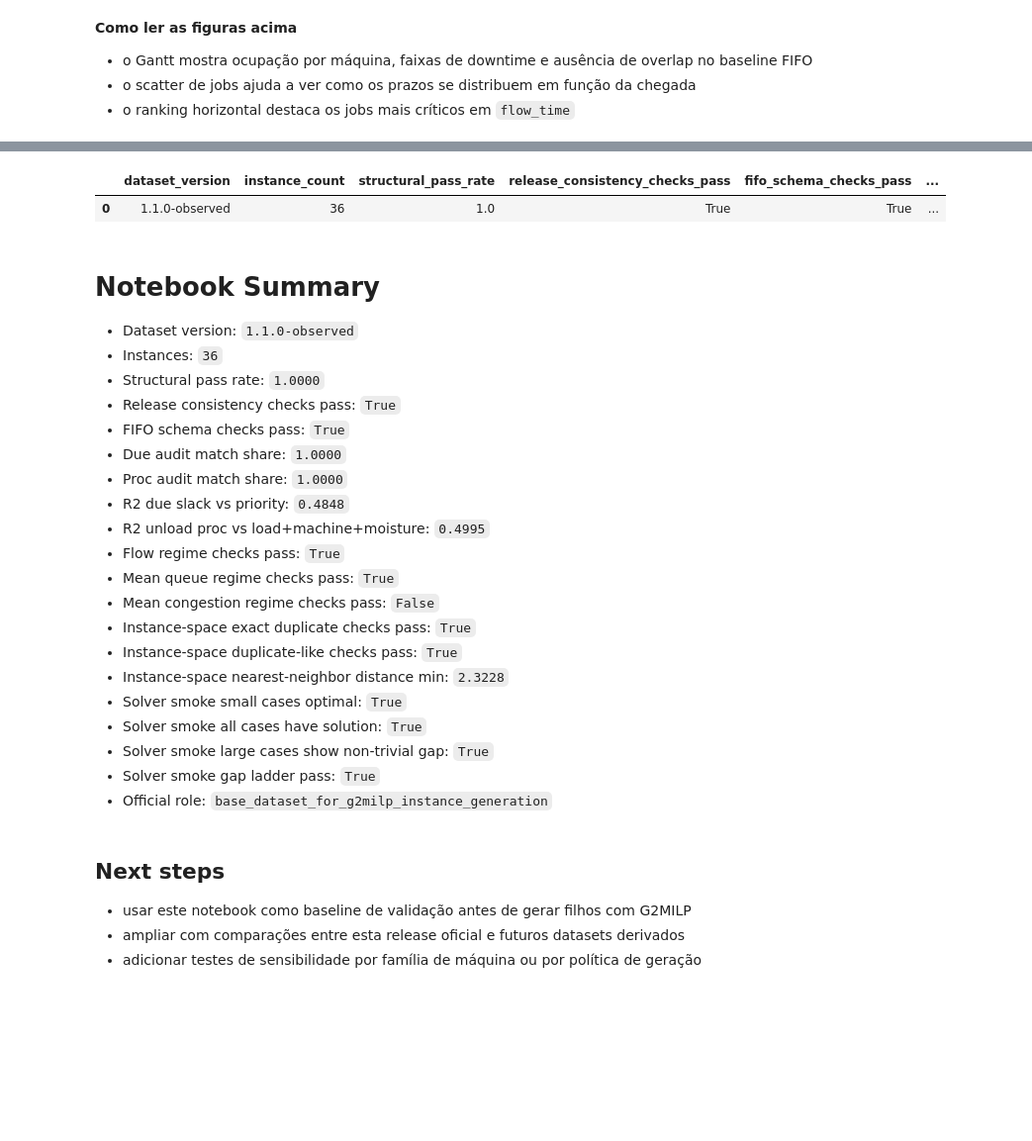
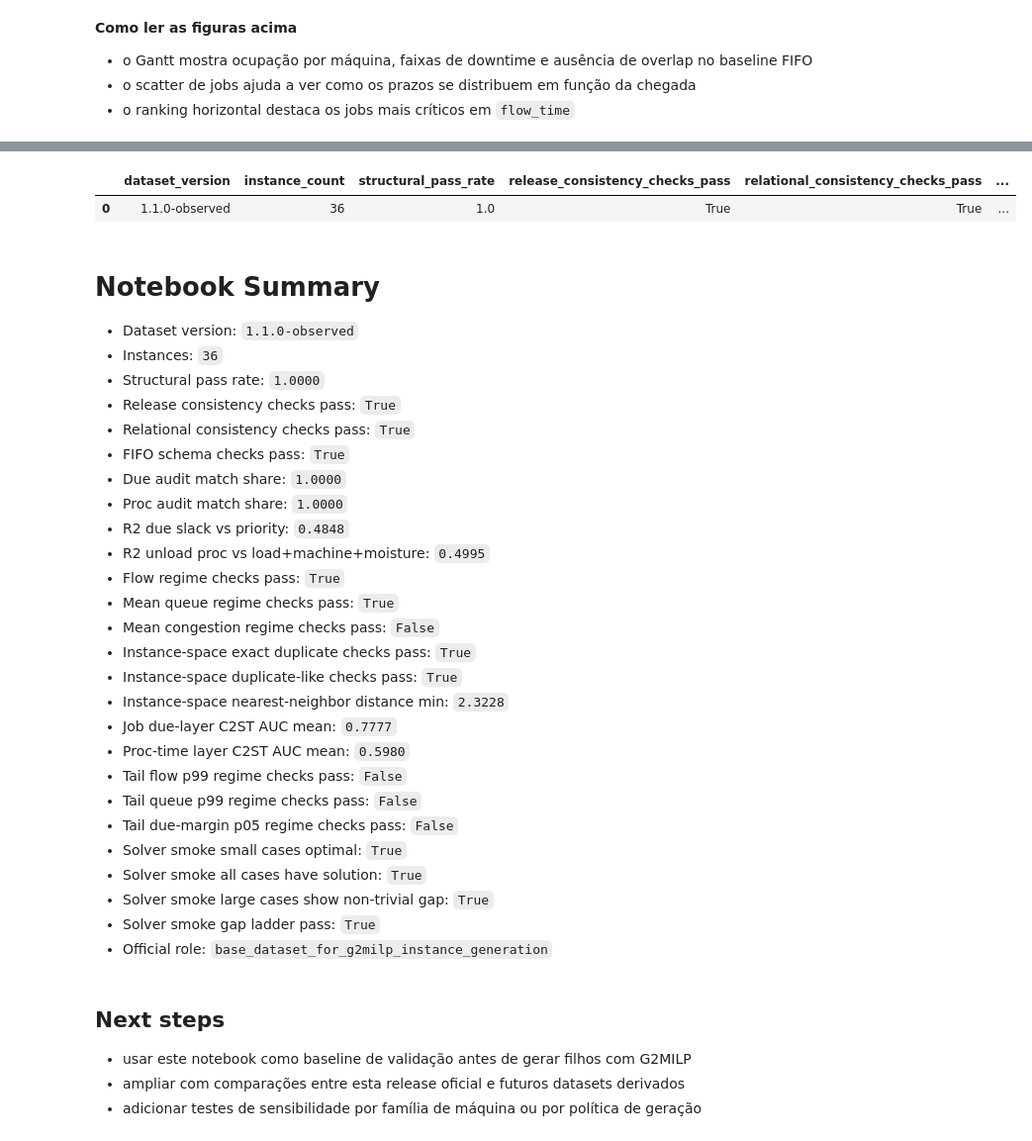
Before and after one commit to PequiFlux/agro_yard_dfjsp_benchmark_go, a Jupyter notebook: output/jupyter-notebook/instance-validation-and-exploratory-analysis.ipynb, the cells around one changed output, grey strips where cells are left out. Shown at 99% size. Drawn from its saved outputs; the diff is of its cells as text; code cells hidden in the pictures; blank space fills up the shorter version.

Commit message:
Expand notebook validation experiments

```diff
--- a/output/jupyter-notebook/instance-validation-and-exploratory-analysis.ipynb
+++ b/output/jupyter-notebook/instance-validation-and-exploratory-analysis.ipynb
@@ -784,6 +1590,7 @@ summary = {
     "instance_count": int(params["instance_id"].nunique()),
     "structural_pass_rate": float((structural_report["status"] == "PASS").mean()),
     "release_consistency_checks_pass": bool(release_consistency_report["pass"].all()),
+    "relational_consistency_checks_pass": bool(relational_consistency_summary["pass_rate"].eq(1.0).all()),
     "fifo_schema_checks_pass": bool(
         fifo_schema_report[
             [
@@ -819,6 +1626,21 @@ summary = {
     "instance_space_nearest_neighbor_distance_min": float(
         instance_space_summary.loc[0, "nearest_neighbor_distance_min"]
     ),
+    "job_due_c2st_auc_mean": float(
+        formal_shift_summary.loc[
+            formal_shift_summary["experiment"].eq("job_due_layer"), "c2st_auc_mean"
+        ].iloc[0]
+    ),
+    "proc_time_c2st_auc_mean": float(
+        formal_shift_summary.loc[
+            formal_shift_summary["experiment"].eq("proc_time_layer"), "c2st_auc_mean"
+        ].iloc[0]
+    ),
+    "tail_flow_p99_regime_order_checks_pass": bool(tail_regime_checks["flow_p99_order_ok"].all()),
+    "tail_queue_p99_regime_order_checks_pass": bool(tail_regime_checks["queue_p99_order_ok"].all()),
+    "tail_due_margin_p05_regime_order_checks_pass": bool(
+        tail_regime_checks["due_margin_p05_order_ok"].all()
+    ),
     "solver_smoke_small_cases_optimal": bool(
         solver_smoke_summary.loc[0, "small_cases_optimal"]
     ),
@@ -838,34 +1660,40 @@ display(summary_df)
 
 summary_lines = [
     "# Notebook Summary",
     "",
     f"- Dataset version: `{summary['dataset_version']}`",
     f"- Instances: `{summary['instance_count']}`",
     f"- Structural pass rate: `{summary['structural_pass_rate']:.4f}`",
     f"- Release consistency checks pass: `{summary['release_consistency_checks_pass']}`",
+    f"- Relational consistency checks pass: `{summary['relational_consistency_checks_pass']}`",
     f"- FIFO schema checks pass: `{summary['fifo_schema_checks_pass']}`",
     f"- Due audit match share: `{summary['due_audit_match_share']:.4f}`",
     f"- Proc audit match share: `{summary['proc_audit_match_share']:.4f}`",
     f"- R2 due slack vs priority: `{summary['r2_due_slack_vs_priority']:.4f}`",
     f"- R2 unload proc vs load+machine+moisture: `{summary['r2_unload_proc_vs_load_machine_moisture']:.4f}`",
     f"- Flow regime checks pass: `{summary['flow_regime_order_checks_pass']}`",
     f"- Mean queue regime checks pass: `{summary['queue_regime_order_checks_pass']}`",
     f"- Mean congestion regime checks pass: `{summary['congestion_mean_regime_order_checks_pass']}`",
     f"- Instance-space exact duplicate checks pass: `{summary['instance_space_exact_duplicate_checks_pass']}`",
     f"- Instance-space duplicate-like checks pass: `{summary['instance_space_duplicate_like_checks_pass']}`",
     f"- Instance-space nearest-neighbor distance min: `{summary['instance_space_nearest_neighbor_distance_min']:.4f}`",
+    f"- Job due-layer C2ST AUC mean: `{summary['job_due_c2st_auc_mean']:.4f}`",
+    f"- Proc-time layer C2ST AUC mean: `{summary['proc_time_c2st_auc_mean']:.4f}`",
+    f"- Tail flow p99 regime checks pass: `{summary['tail_flow_p99_regime_order_checks_pass']}`",
+    f"- Tail queue p99 regime checks pass: `{summary['tail_queue_p99_regime_order_checks_pass']}`",
+    f"- Tail due-margin p05 regime checks pass: `{summary['tail_due_margin_p05_regime_order_checks_pass']}`",
     f"- Solver smoke small cases optimal: `{summary['solver_smoke_small_cases_optimal']}`",
     f"- Solver smoke all cases have solution: `{summary['solver_smoke_all_cases_have_solution']}`",
     f"- Solver smoke large cases show non-trivial gap: `{summary['solver_smoke_large_cases_nontrivial_gap']}`",
     f"- Solver smoke gap ladder pass: `{summary['solver_smoke_gap_ladder_pass']}`",
     f"- Official role: `{summary['g2milp_role']}`",
 ]
 summary_text = "\n".join(summary_lines)
 (ARTIFACT_DIR / "notebook_summary.md").write_text(summary_text, encoding="utf-8")
 summary_df.to_csv(ARTIFACT_DIR / "notebook_summary.csv", index=False)
 display(Markdown(summary_text))
 # %% [output]
-|  | dataset_version | instance_count | structural_pass_rate | release_consistency_checks_pass | fifo_schema_checks_pass | ... |
+|  | dataset_version | instance_count | structural_pass_rate | release_consistency_checks_pass | relational_consistency_checks_pass | ... |
 | 0 | 1.1.0-observed | 36 | 1.0 | True | True | ... |
 # Notebook Summary
 
@@ -873,6 +1701,7 @@ display(Markdown(summary_text))
 - Instances: `36`
 - Structural pass rate: `1.0000`
 - Release consistency checks pass: `True`
+- Relational consistency checks pass: `True`
 - FIFO schema checks pass: `True`
 - Due audit match share: `1.0000`
 - Proc audit match share: `1.0000`
@@ -884,6 +1713,11 @@ display(Markdown(summary_text))
 - Instance-space exact duplicate checks pass: `True`
 - Instance-space duplicate-like checks pass: `True`
 - Instance-space nearest-neighbor distance min: `2.3228`
+- Job due-layer C2ST AUC mean: `0.7777`
+- Proc-time layer C2ST AUC mean: `0.5980`
+- Tail flow p99 regime checks pass: `False`
+- Tail queue p99 regime checks pass: `False`
+- Tail due-margin p05 regime checks pass: `False`
 - Solver smoke small cases optimal: `True`
 - Solver smoke all cases have solution: `True`
 - Solver smoke large cases show non-trivial gap: `True`
```
Also changed, not shown: parts of 19 cells of this notebook, 21 other files.
